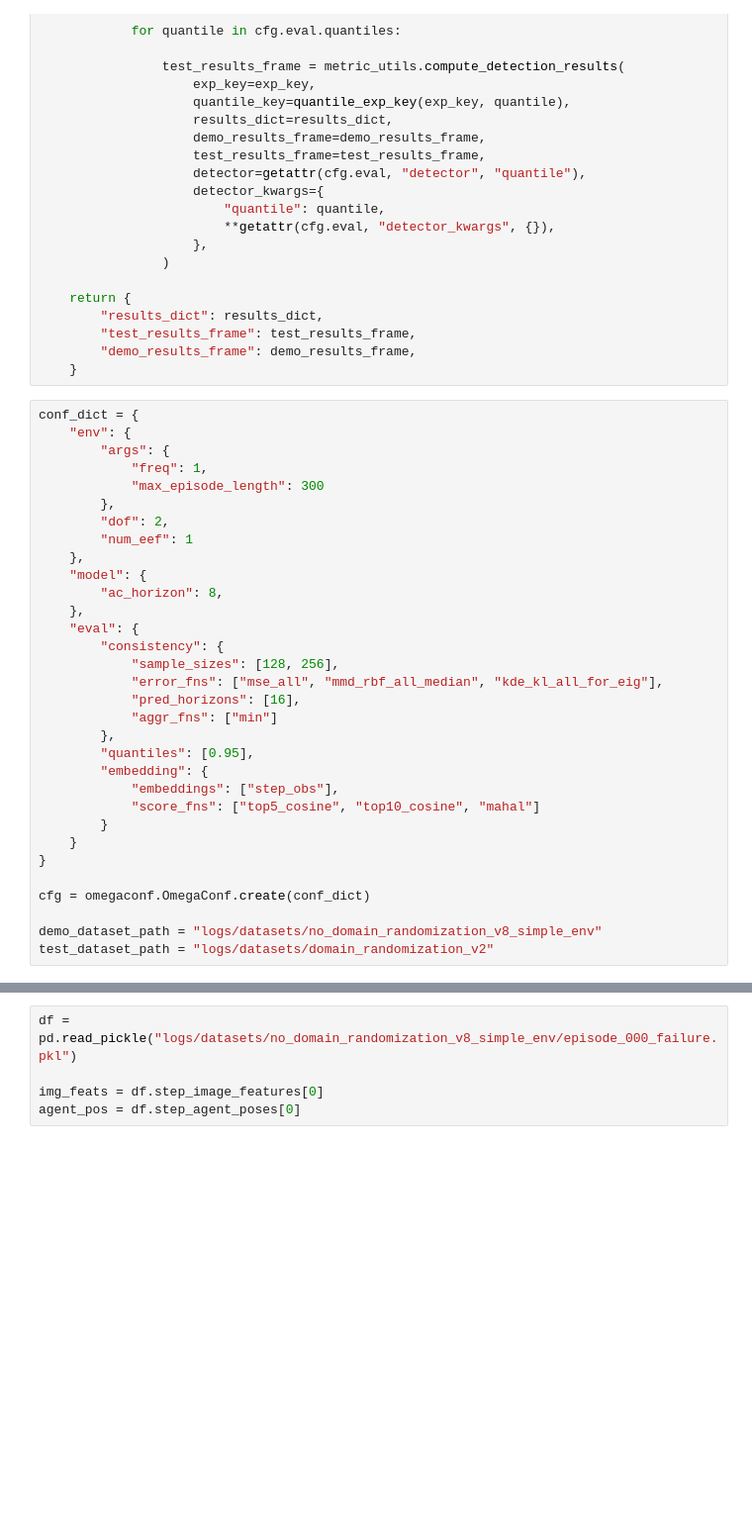
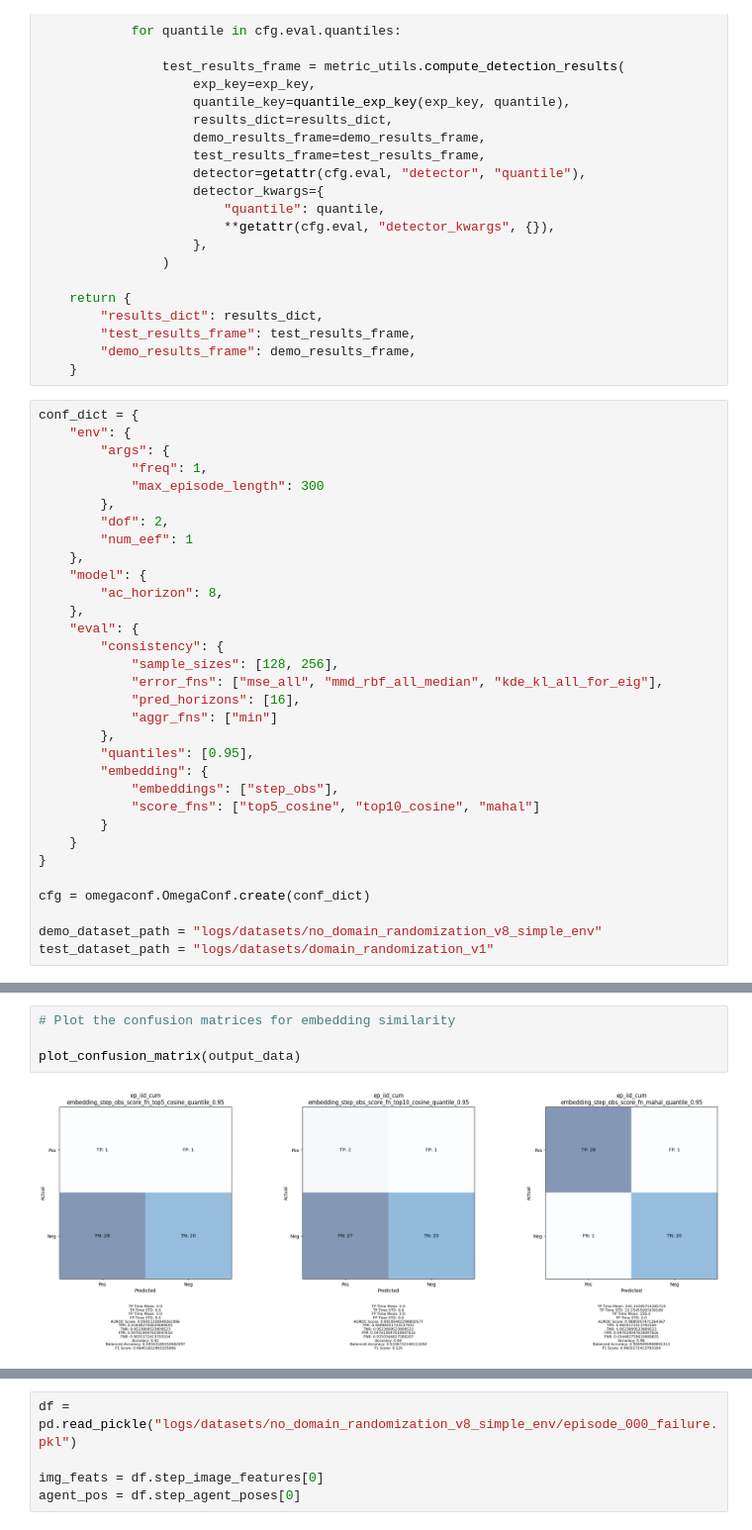
Before and after one commit to rajivswamy/action-diffusion-failure, a Jupyter notebook: failure_detector_stac_jayson.ipynb, the cells around one changed output, grey strips where cells are left out. Shown at 99% size. Drawn from its saved outputs; the diff is of its cells as text; blank space fills up the shorter version.

```diff
--- a/failure_detector_stac_jayson.ipynb
+++ b/failure_detector_stac_jayson.ipynb
@@ -1081,7 +1092,7 @@ conf_dict = {
 cfg = omegaconf.OmegaConf.create(conf_dict)
 
 demo_dataset_path = "logs/datasets/no_domain_randomization_v8_simple_env"
-test_dataset_path = "logs/datasets/domain_randomization_v2"
+test_dataset_path = "logs/datasets/domain_randomization_v1"
 # %%
 # Run eval
 output_data = evaluate_embedding_similarity(cfg, demo_dataset_path, test_dataset_path)
@@ -1099,0 +1111,6 @@ TP Time 220.60 (17.05)
+# %%
+# Plot the confusion matrices for embedding similarity
+
+plot_confusion_matrix(output_data)
+# %% [output]
+[figure, added]
```
Also changed, not shown: parts of 25 cells of this notebook.
